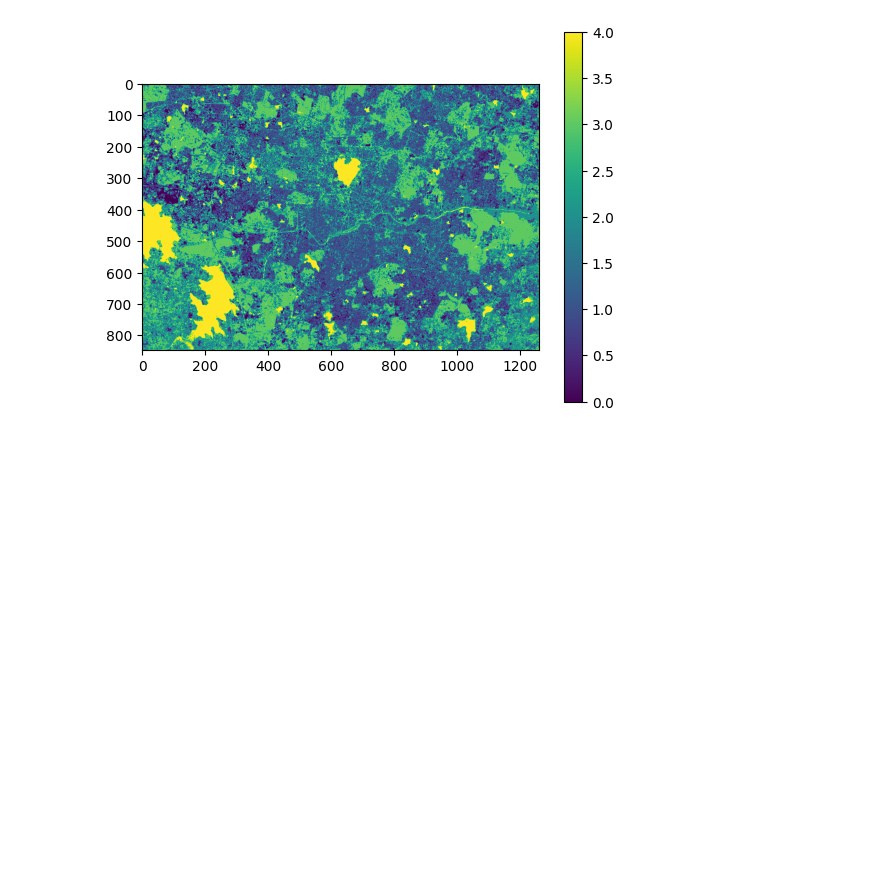
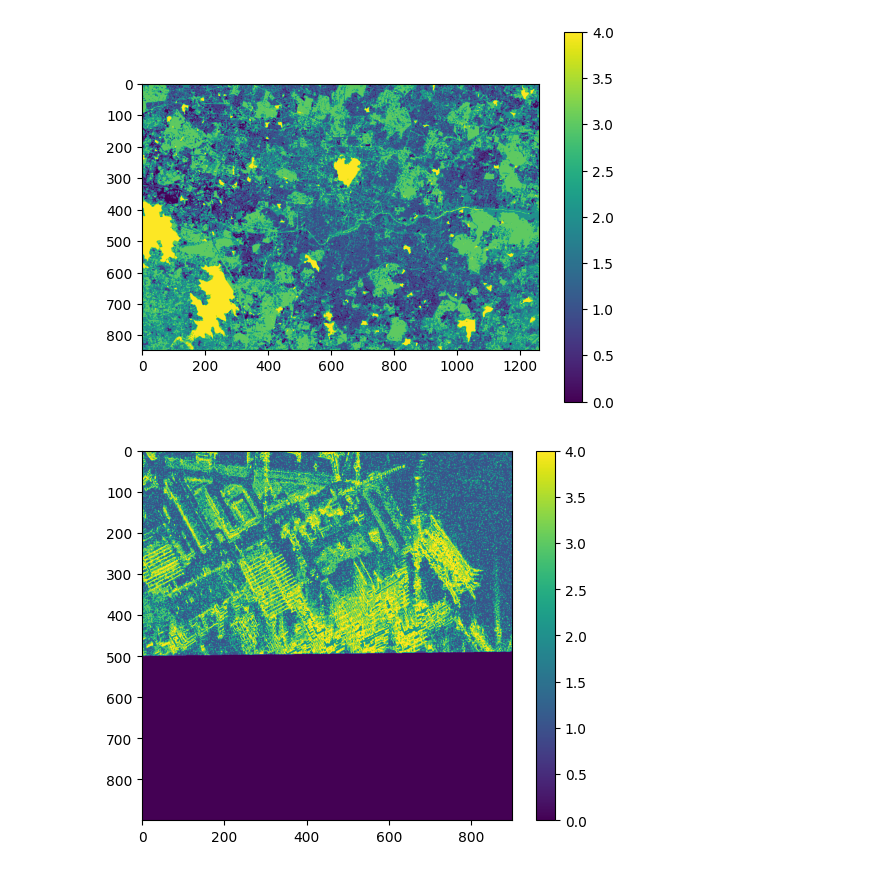
Before and after one commit to raswanth12/Geospatial_Segmentation, a Jupyter notebook: train/Rasterio.ipynb, the cells around one changed output. Cells and saved outputs as stored; diff of their text form; code cells hidden in the pictures; blank space fills up the shorter version.

```diff
--- a/train/Rasterio.ipynb
+++ b/train/Rasterio.ipynb
@@ -57,3 +57,38 @@ plt.colorbar()
 plt.show()
 # %% [output]
 [figure]
+# %%
+import rasterio
+import numpy as np
+from sklearn.cluster import KMeans
+import matplotlib.pyplot as plt
+
+# Open the raster file
+file_path = "D:\College files\TISS\Data\AOI_11_Rotterdam\SAR-Intensity\SN6_Train_AOI_11_Rotterdam_SAR-Intensity_20190822065241_20190822065541_tile_2582.tif"
+satellite_data = rasterio.open(file_path)
+
+# Read the raster bands
+red_band = satellite_data.read(4)
+green_band = satellite_data.read(1)
+blue_band = satellite_data.read(2)
+
+# Stack the bands into a 2D array
+stacked_bands = np.dstack((red_band, green_band, blue_band))
+
+# Reshape the array to (n_pixels, n_bands)
+reshaped_bands = stacked_bands.reshape((-1, stacked_bands.shape[2]))
+
+# Apply k-means clustering
+n_clusters = 5  # Adjust the number of clusters based on your requirements
+kmeans = KMeans(n_clusters=n_clusters, random_state=0).fit(reshaped_bands)
+
+# Reshape the labels back to the original image shape
+clustered_image = kmeans.labels_.reshape(red_band.shape)
+
+# Display the segmented image
+# You can use other colormaps as needed
+plt.imshow(clustered_image, cmap='viridis')
+plt.colorbar()
+plt.show()
+# %% [output]
+[figure, added]
```
